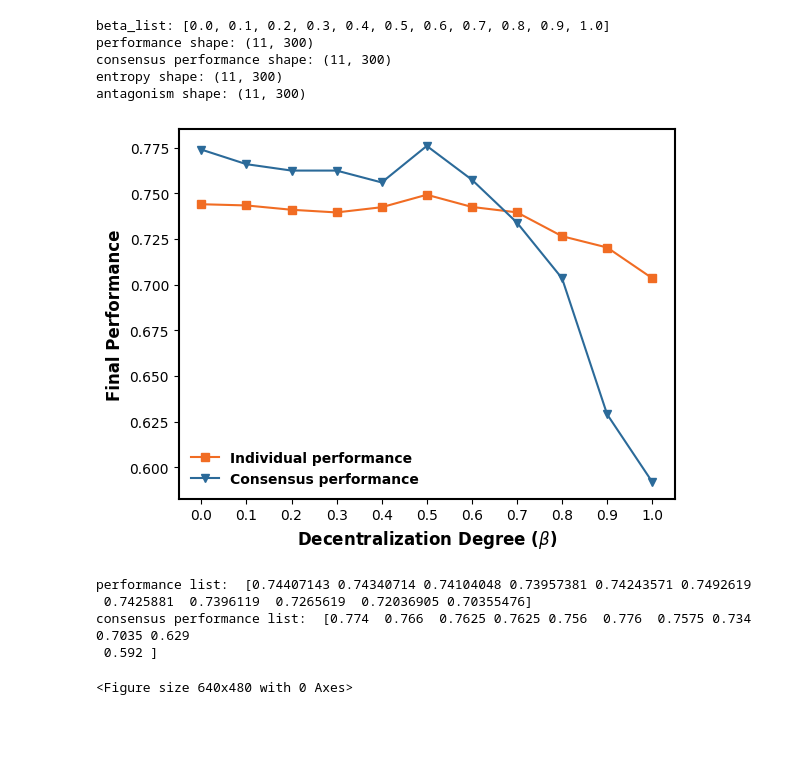
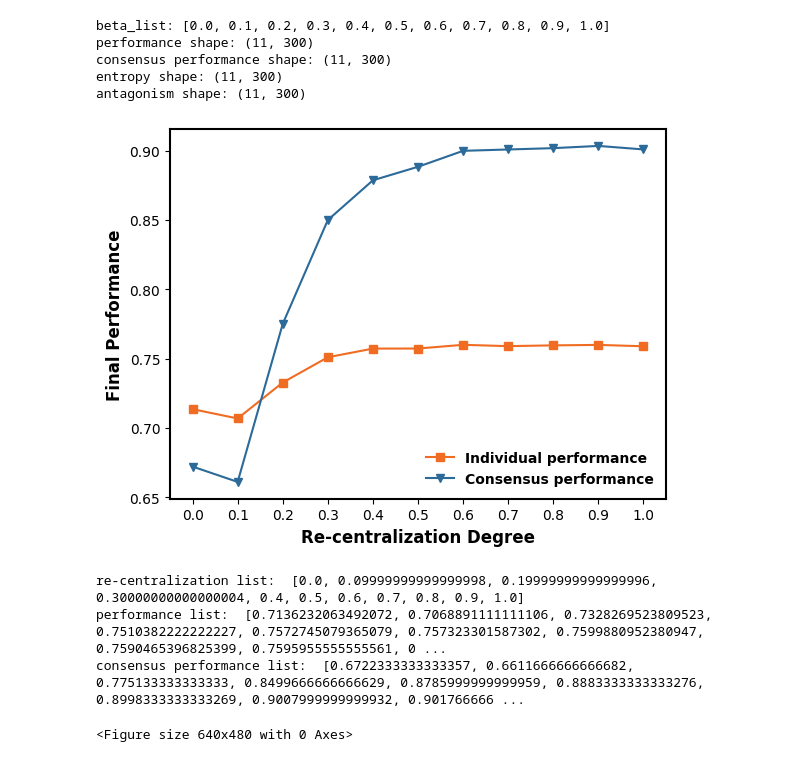
Before and after one commit to GrandJune/DAOs, a Jupyter notebook: V4/Hybrid/hybrid_evaluator.ipynb, the cells around one changed output. Saved outputs shown, nothing was run; the diff lists cells and outputs as text; code cells hidden in the pictures; blank space fills up the shorter version.

Commit message:
Hybrid Structure of Hierarchy and DAO-like Structure

```diff
--- a/V4/Hybrid/hybrid_evaluator.ipynb
+++ b/V4/Hybrid/hybrid_evaluator.ipynb
@@ -8,7 +8,7 @@ legend_properties = {'weight': 'bold'}
 # %%
 # Data folder
 # Mac path for the Hybrid experiment on decentralization degree.
-data_folder = Path(r"/Volumes/T7/data/dao-0310-23/V4_4/Hybrid_mini")
+data_folder = Path(r"/Volumes/T7/data/dao-0310-23/V4_4/Hybrid_2")
 
 beta_list_file = data_folder / "hybrid_beta_list"
 performance_file = data_folder / "hybrid_performance"
@@ -110,30 +110,42 @@ def window_average(matrix, window=50):
 def savefig(name):
     plt.savefig(data_folder / name, transparent=True, dpi=300, bbox_inches='tight')
 # %%
-# Impact of beta on final performance
+# Impact of re-centralization on final performance
+# beta = decentralization degree
+# re_centralization = 1 - beta
+
+recentralization_array = 1 - beta_array
+order = np.argsort(recentralization_array)
+
+x = recentralization_array[order]
+individual_final = np.array(final_value(hybrid_performance))[order]
+consensus_final = np.array(final_value(hybrid_consensus_performance))[order]
+
 fig, ax = plt.subplots()
 set_axis_style(ax)
 
-ax.plot(beta_array, final_value(hybrid_performance), "-s", color=nature_orange,
+ax.plot(x, individual_final, "-s", color=nature_orange,
         label="Individual performance")
-ax.plot(beta_array, final_value(hybrid_consensus_performance), "-v", color=nature_blue,
+ax.plot(x, consensus_final, "-v", color=nature_blue,
         label="Consensus performance")
 
-plt.xlabel(r'Decentralization Degree ($\beta$)', fontweight='bold', fontsize=12)
+plt.xlabel(r'Re-centralization Degree', fontweight='bold', fontsize=12)
 plt.ylabel('Final Performance', fontweight='bold', fontsize=12)
-plt.xticks(beta_array)
+plt.xticks(x)
 ax.legend(frameon=False, ncol=1, fontsize=12, prop=legend_properties)
-savefig("hybrid_beta_final_performance.png")
+
+savefig("hybrid_recentralization_final_performance.png")
 plt.show()
 plt.clf()
-print("performance list: ", final_value(hybrid_performance))
-print("consensus performance list: ", final_value(hybrid_consensus_performance))
+
+print("re-centralization list: ", x.tolist())
+print("performance list: ", individual_final.tolist())
+print("consensus performance list: ", consensus_final.tolist())
 # %% [output]
-[figure, old version]
+[figure, new version]
-performance list:  [0.74407143 0.74340714 0.74104048 0.73957381 0.74243571 0.7492619
- 0.7425881  0.7396119  0.7265619  0.72036905 0.70355476]
-consensus performance list:  [0.774  0.766  0.7625 0.7625 0.756  0.776  0.7575 0.734  0.7035 0.629
- 0.592 ]
+re-centralization list:  [0.0, 0.09999999999999998, 0.19999999999999996, 0.30000000000000004, 0.4, 0.5, 0.6, 0.7, 0.8, 0.9, 1.0]
+performance list:  [0.7136232063492072, 0.7068891111111106, 0.7328269523809523, 0.7510382222222227, 0.7572745079365079, 0.757323301587302, 0.7599880952380947, 0.7590465396825399, 0.7595955555555561, 0 ...
+consensus performance list:  [0.6722333333333357, 0.6611666666666682, 0.775133333333333, 0.8499666666666629, 0.8785999999999959, 0.8883333333333276, 0.8998333333333269, 0.9007999999999932, 0.901766666 ...
 <Figure size 640x480 with 0 Axes>
 # %%
 # Impact of beta on late-stage average performance
```
Also changed, not shown: parts of 10 cells of this notebook, 3 other files.
